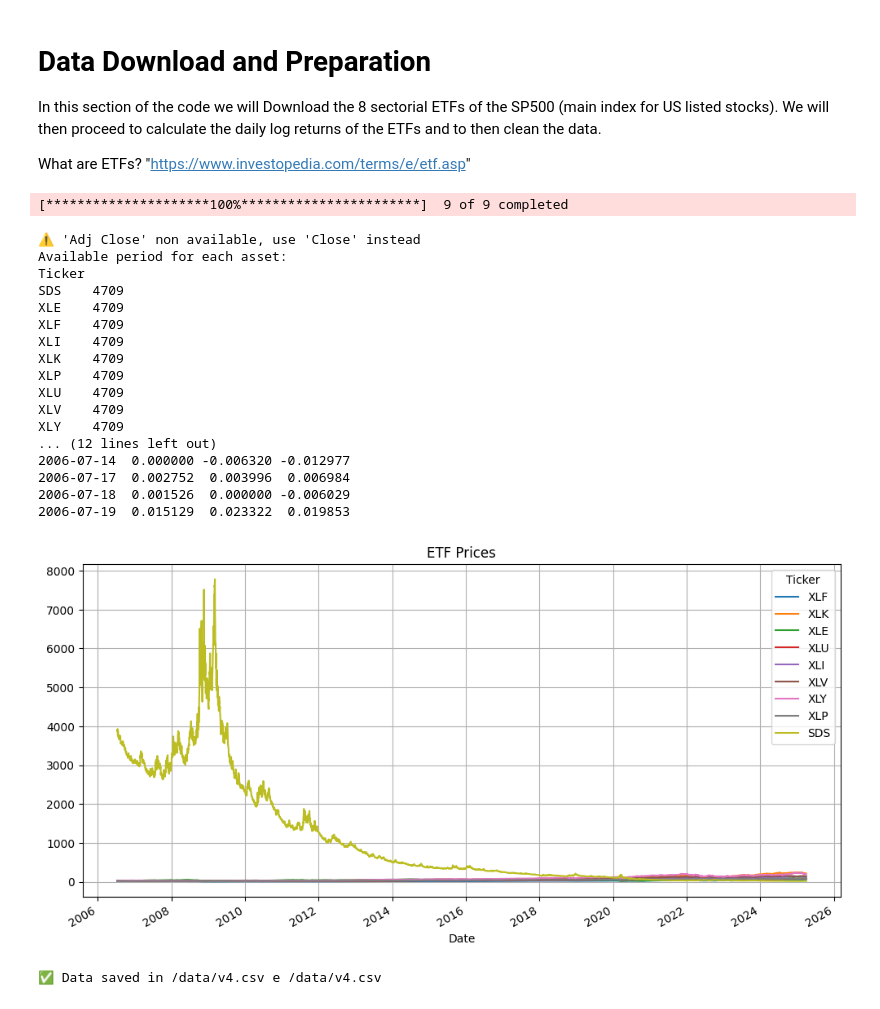
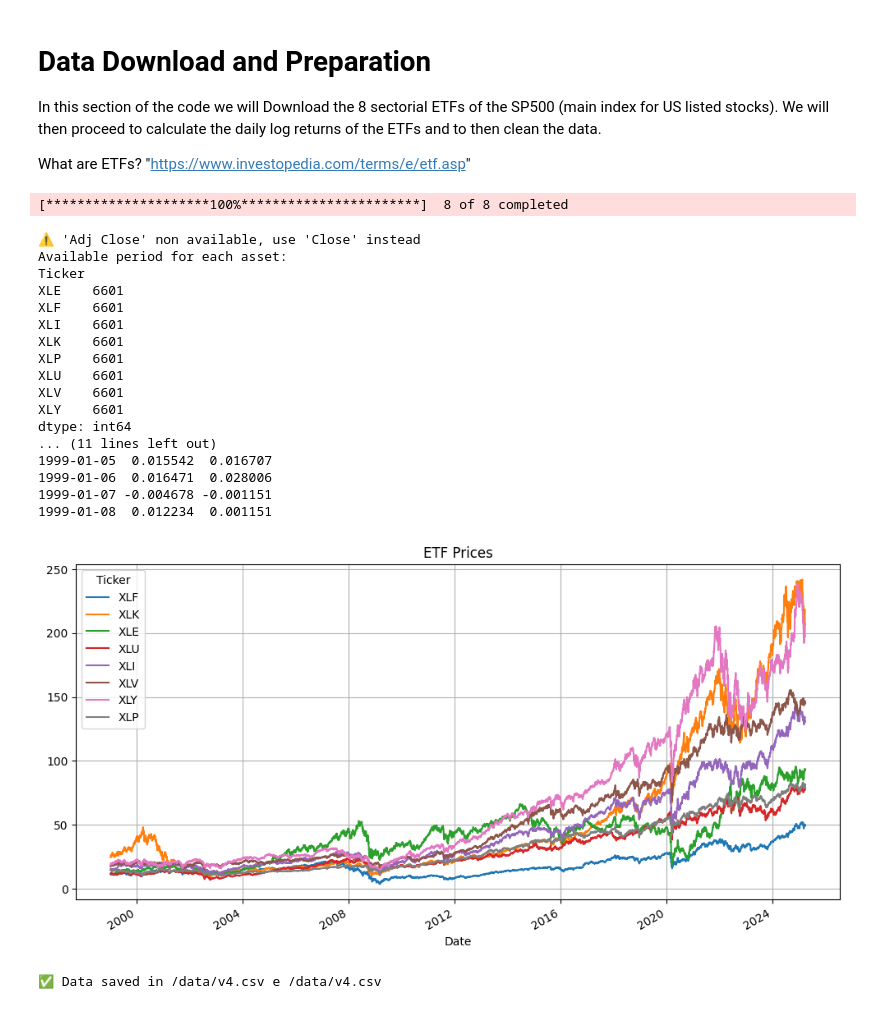
Before and after one commit to aporrini/TCN-for-Volatility-Prediction-and-Portfolio-Optimization, a Jupyter notebook: NOTEBOOK/Data_Preparation_01_v4.ipynb, the cells around one changed output. Saved outputs shown, nothing was run; the diff lists cells and outputs as text; code cells hidden in the pictures.

```diff
--- a/NOTEBOOK/Data_Preparation_01_v4.ipynb
+++ b/NOTEBOOK/Data_Preparation_01_v4.ipynb
@@ -16,11 +16,11 @@ import numpy as np
 import matplotlib.pyplot as plt
 
 # ETF Tickers
-tickers = ['XLF', 'XLK', 'XLE', 'XLU', 'XLI', 'XLV', 'XLY', 'XLP', 'SDS']
+tickers = ['XLF', 'XLK', 'XLE', 'XLU', 'XLI', 'XLV', 'XLY', 'XLP']
 
 # Download data from Yahoo Finance
 
-start_date = '2006-07-13' # Also works from end 1998.
+start_date = '1999-01-01' # Also works from end 1998.
 # end_date = pd.Timestamp.today().strftime('%Y-%m-%d')  #used this line when I was doing the work, I had data until 2025-03-31, so I added a new line below to get my same results
 end_date = '2025-04-01'
 
@@ -42,48 +42,48 @@ data = data.dropna(axis=1, how='all').fillna(method='ffill')
 
 # Verify availabilities historical data
 print("Available period for each asset:")
 print(data.count())
 
 # Calculating Log Returns
 # In finance is common to use log returns over normal returns because this guarantees many properties.
 returns = data.pct_change().apply(lambda x: np.log1p(x))
 
 # Fulls eventually NaNs in the dataset
 data.interpolate(method="linear", inplace=True)
 data.fillna(method="bfill", inplace=True)
 data.fillna(method="ffill", inplace=True)
 
 print(returns.head(5))
 
 # Plot
-data[['XLF', 'XLK', 'XLE', 'XLU', 'XLI', 'XLV', 'XLY', 'XLP', 'SDS']].plot(figsize=(12,6), title='ETF Prices')
+data[['XLF', 'XLK', 'XLE', 'XLU', 'XLI', 'XLV', 'XLY', 'XLP']].plot(figsize=(12,6), title='ETF Prices')
 plt.grid(True)
 plt.show()
 
 # Saving the data [IMPORTANT TO CHANGE THE DIRECTORIES]
 
 data.to_csv(r"C:\Users\alpor\OneDrive\Desktop\politecnico\CORSI ERASMUS\MACHINE LEARNING\PROGETTO\tcn-portfolio v4\DATA\etf_prices_v4.csv")
 returns.to_csv(r"C:\Users\alpor\OneDrive\Desktop\politecnico\CORSI ERASMUS\MACHINE LEARNING\PROGETTO\tcn-portfolio v4\DATA\etf_returns_v4.csv")
 
 print("✅ Data saved in /data/v4.csv e /data/v4.csv")
 # %% [output]
-[*********************100%***********************]  9 of 9 completed
+[*********************100%***********************]  8 of 8 completed
 ⚠️ 'Adj Close' non available, use 'Close' instead
 Available period for each asset:
 Ticker
-SDS    4709
-XLE    4709
-XLF    4709
-XLI    4709
-XLK    4709
-XLP    4709
-XLU    4709
-XLV    4709
-XLY    4709
-... (12 lines left out)
-2006-07-14  0.000000 -0.006320 -0.012977
-2006-07-17  0.002752  0.003996  0.006984
-2006-07-18  0.001526  0.000000 -0.006029
-2006-07-19  0.015129  0.023322  0.019853
+XLE    6601
+XLF    6601
+XLI    6601
+XLK    6601
+XLP    6601
+XLU    6601
+XLV    6601
+XLY    6601
+dtype: int64
+... (11 lines left out)
+1999-01-05  0.015542  0.016707
+1999-01-06  0.016471  0.028006
+1999-01-07 -0.004678 -0.001151
+1999-01-08  0.012234  0.001151
-[figure, old version]
+[figure, new version]
 ✅ Data saved in /data/v4.csv e /data/v4.csv
```
Also changed, not shown: 2 other files.
